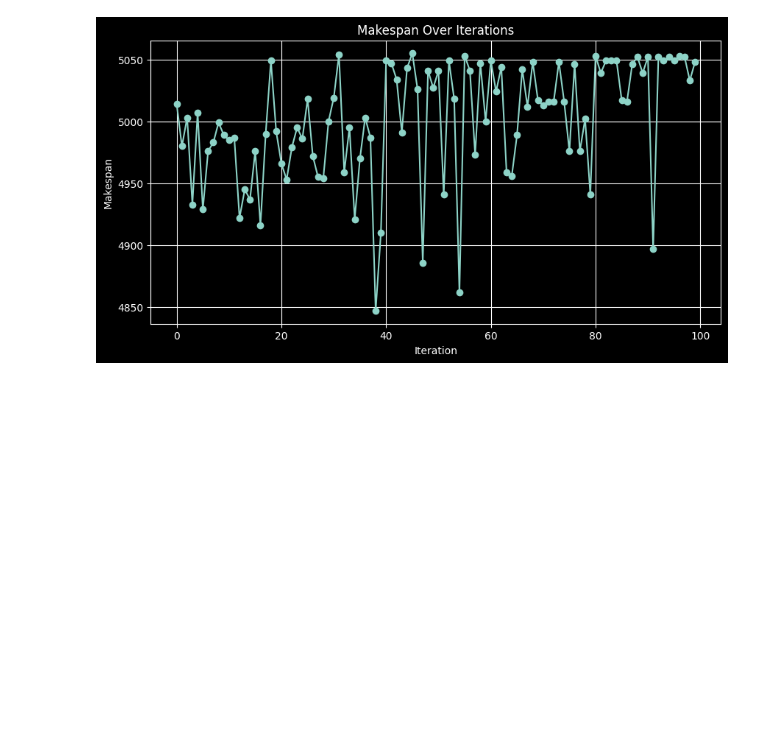
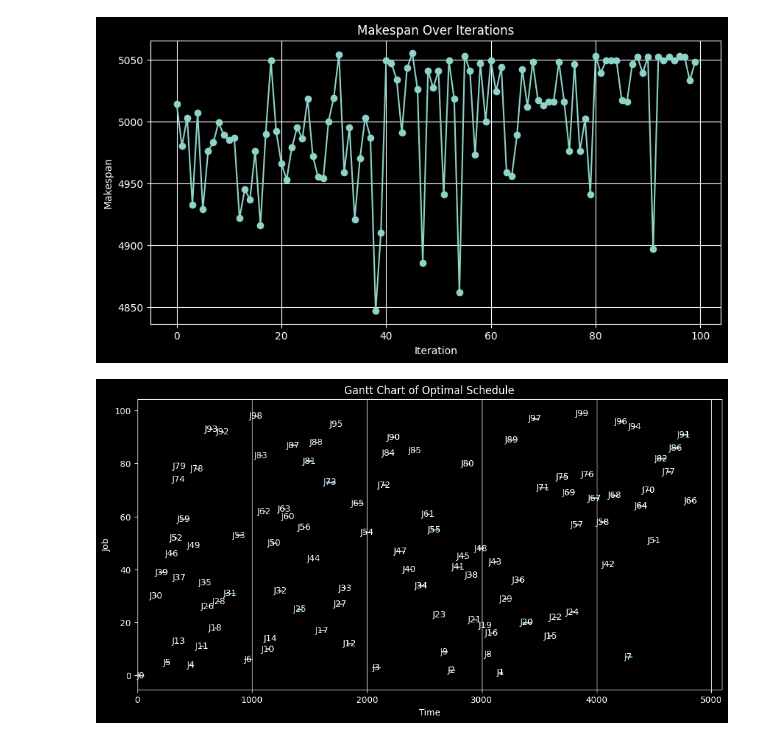
Before and after one commit to whats2000/Algorithm, a Jupyter notebook: heuristic/ant_colony/scheduling.ipynb, the cells around one changed output. Drawn from its saved outputs; the diff is of its cells as text; code cells hidden in the pictures; blank space fills up the shorter version.

```diff
--- a/heuristic/ant_colony/scheduling.ipynb
+++ b/heuristic/ant_colony/scheduling.ipynb
@@ -148,3 +148,8 @@ plt.grid(True)
 plt.show()
 # %% [output]
 [figure]
+# %%
+# Visualize the best schedule as a Gantt chart
+plot_gantt(sequence, processing_times, release_dates)
+# %% [output]
+[figure, added]
```
Also changed, not shown: parts of 1 cell of this notebook, 2 other files.
